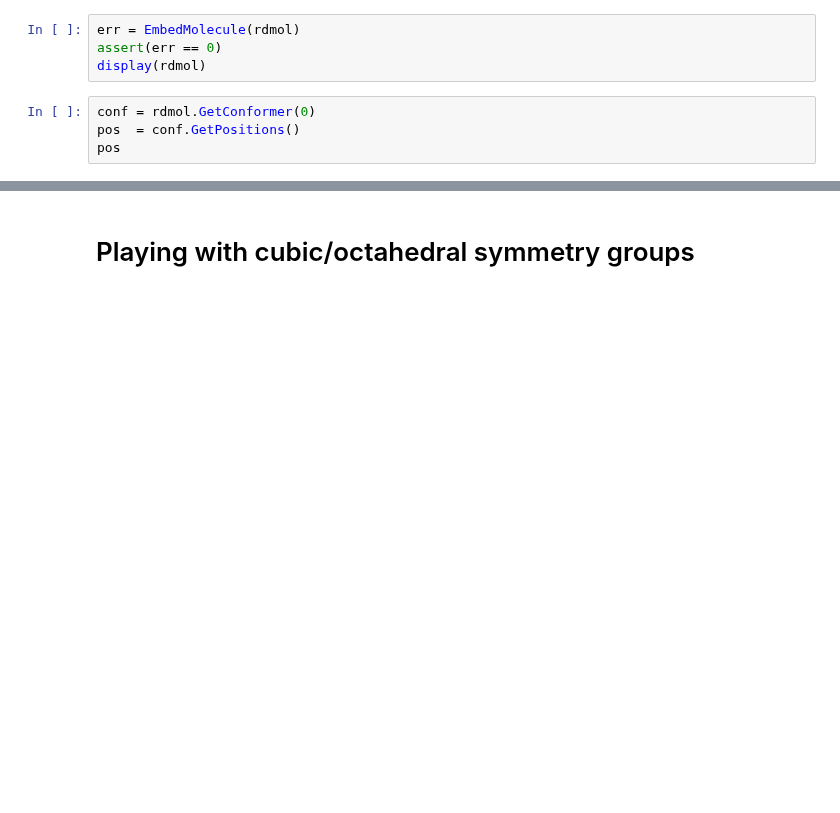
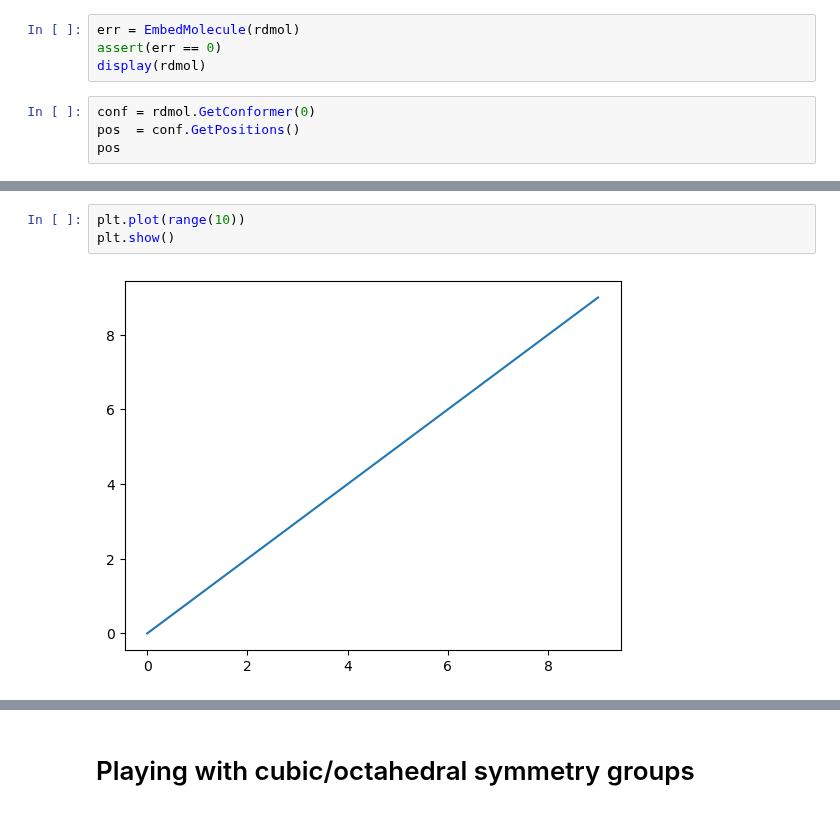
Before and after one commit to timbernat/NREL_polymers, a Jupyter notebook: coordgen.ipynb, the cells around one changed output, grey strips where cells are left out. Cells and saved outputs as stored; diff of their text form; blank space fills up the shorter version.

```diff
--- a/coordgen.ipynb
+++ b/coordgen.ipynb
@@ -344,0 +126,5 @@ pos
+# %%
+plt.plot(range(10))
+plt.show()
+# %% [output]
+[figure, added]
```
Also changed, not shown: parts of 36 cells of this notebook.
